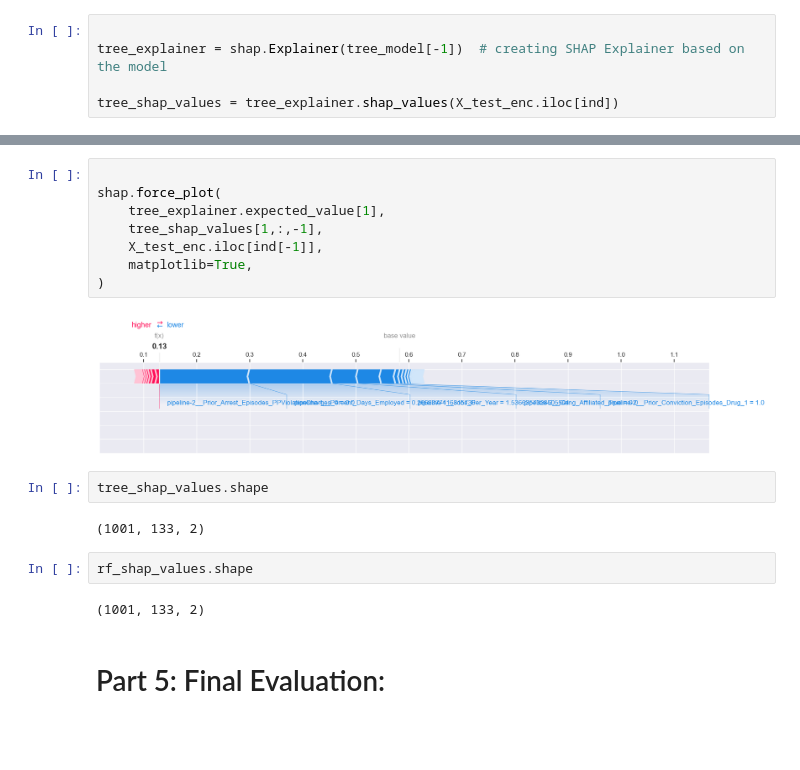
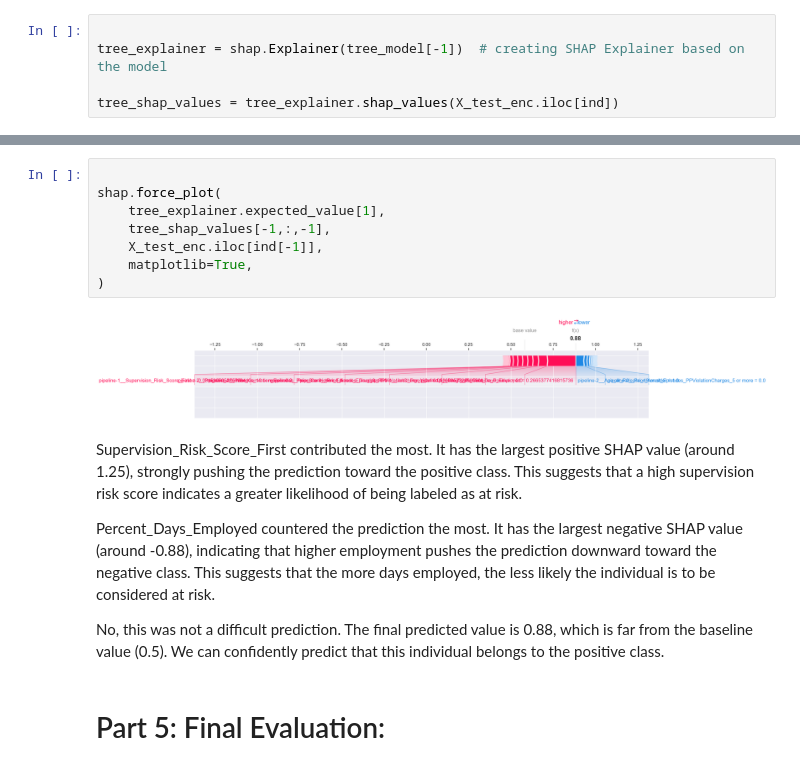
Before and after one commit to wsl0917/DSCI430_module2_assignment, a Jupyter notebook: Module 3 assignment-1.ipynb, the cells around one changed output, grey strips where cells are left out. Cells and saved outputs as stored; diff of their text form; blank space fills up the shorter version.

```diff
--- a/Module 3 assignment-1.ipynb
+++ b/Module 3 assignment-1.ipynb
@@ -902,21 +854,19 @@ shap_df.head(10)
 # %%
 
 shap.force_plot(
     tree_explainer.expected_value[1],
-    tree_shap_values[1,:,-1],
+    tree_shap_values[-1,:,-1],
     X_test_enc.iloc[ind[-1]],
     matplotlib=True,
 )
 # %% [output]
-[figure, old version]
+[figure, new version]
-# %%
-tree_shap_values.shape
-# %% [output]
-(1001, 133, 2)
-# %%
-rf_shap_values.shape
-# %% [output]
-(1001, 133, 2)
+# %% [markdown]
+Supervision_Risk_Score_First contributed the most. It has the largest positive SHAP value (around 1.25), strongly pushing the prediction toward the positive class. This suggests that a high supervision risk score indicates a greater likelihood of being labeled as at risk.
+
+Percent_Days_Employed countered the prediction the most. It has the largest negative SHAP value (around -0.88), indicating that higher employment pushes the prediction downward toward the negative class. This suggests that the more days employed, the less likely the individual is to be considered at risk.
+
+No, this was not a difficult prediction. The final predicted value is 0.88, which is far from the baseline value (0.5). We can confidently predict that this individual belongs to the positive class.
 # %% [markdown]
 # Part 5: Final Evaluation:
 # %% [markdown]
```
Also changed, not shown: parts of 18 cells of this notebook.
